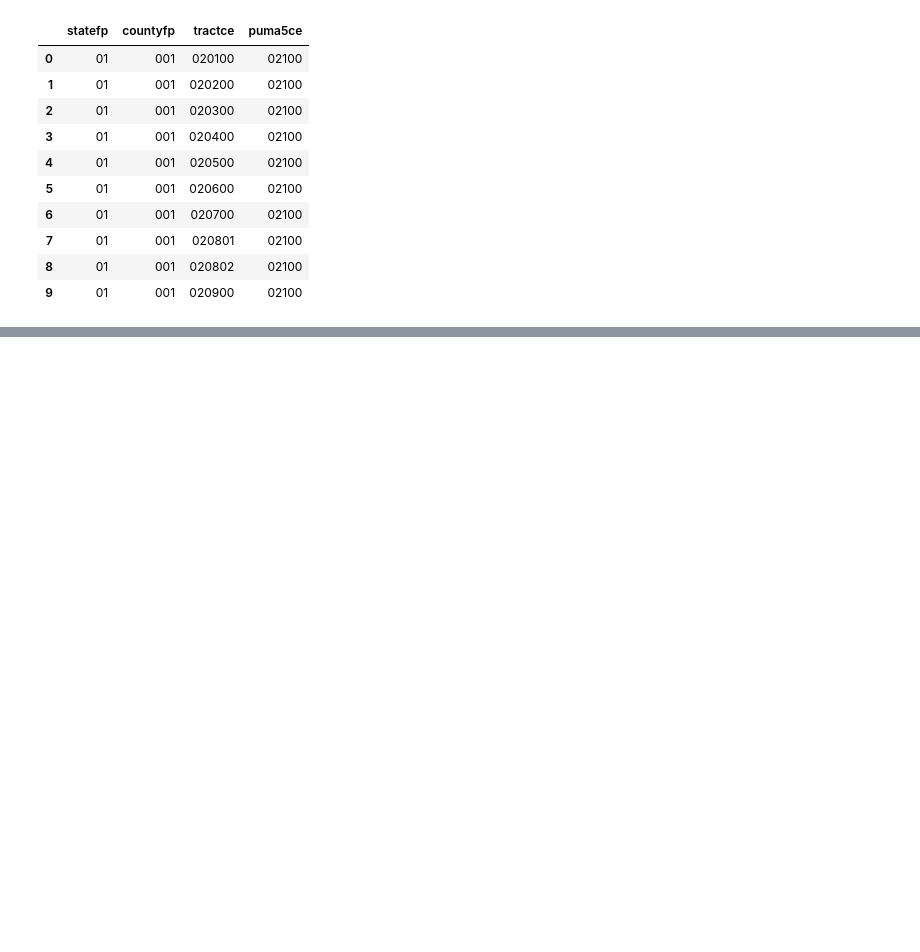
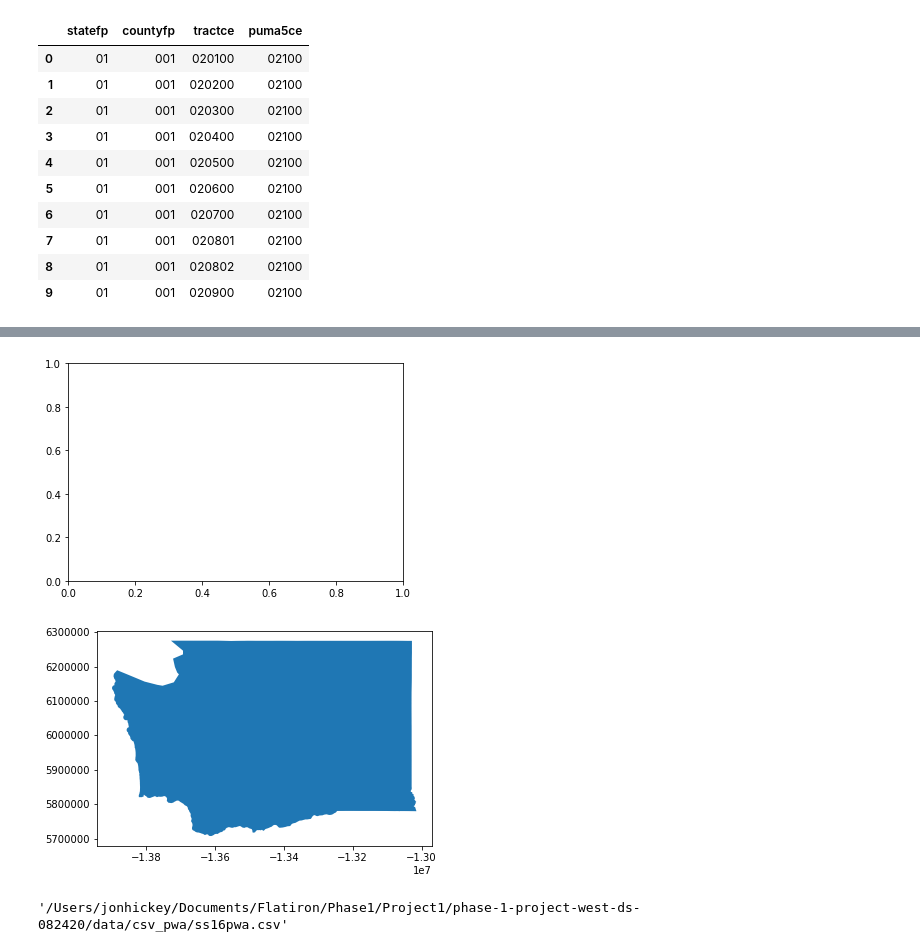
Before and after one commit to JJHick95/phase-1-project-west-ds-082420, a Jupyter notebook: notebooks/exploratory/01_jjh_download_and_data_exploration.ipynb, the cells around one changed output, grey strips where cells are left out. Drawn from its saved outputs; the diff is of its cells as text; code cells hidden in the pictures; blank space fills up the shorter version.

Commit message:
updated jupyter notebooks phase1 project

```diff
--- a/notebooks/exploratory/01_jjh_download_and_data_exploration.ipynb
+++ b/notebooks/exploratory/01_jjh_download_and_data_exploration.ipynb
@@ -121,0 +155,6 @@ DriverError: tl_2017_53033_roads.shp: No such file or directory
+# %%
+fig, ax = plt.subplots()
+fig = wa_state.plot()
+# %% [output]
+[figure, added]
+[figure, added]
@@ -121,0 +163,4 @@ DriverError: tl_2017_53033_roads.shp: No such file or directory
+# %%
+file_name_2016
+# %% [output]
+'/Users/jonhickey/Documents/Flatiron/Phase1/Project1/phase-1-project-west-ds-082420/data/csv_pwa/ss16pwa.csv'
```
Also changed, not shown: parts of 14 cells of this notebook, 1 other file.
